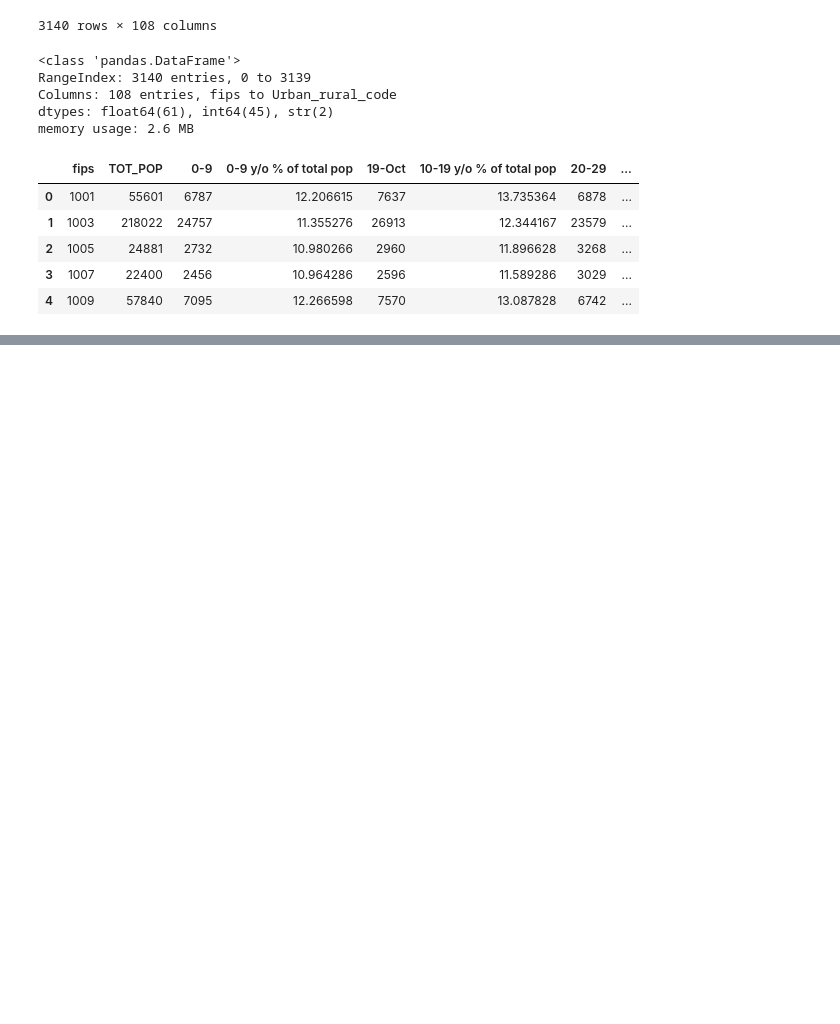
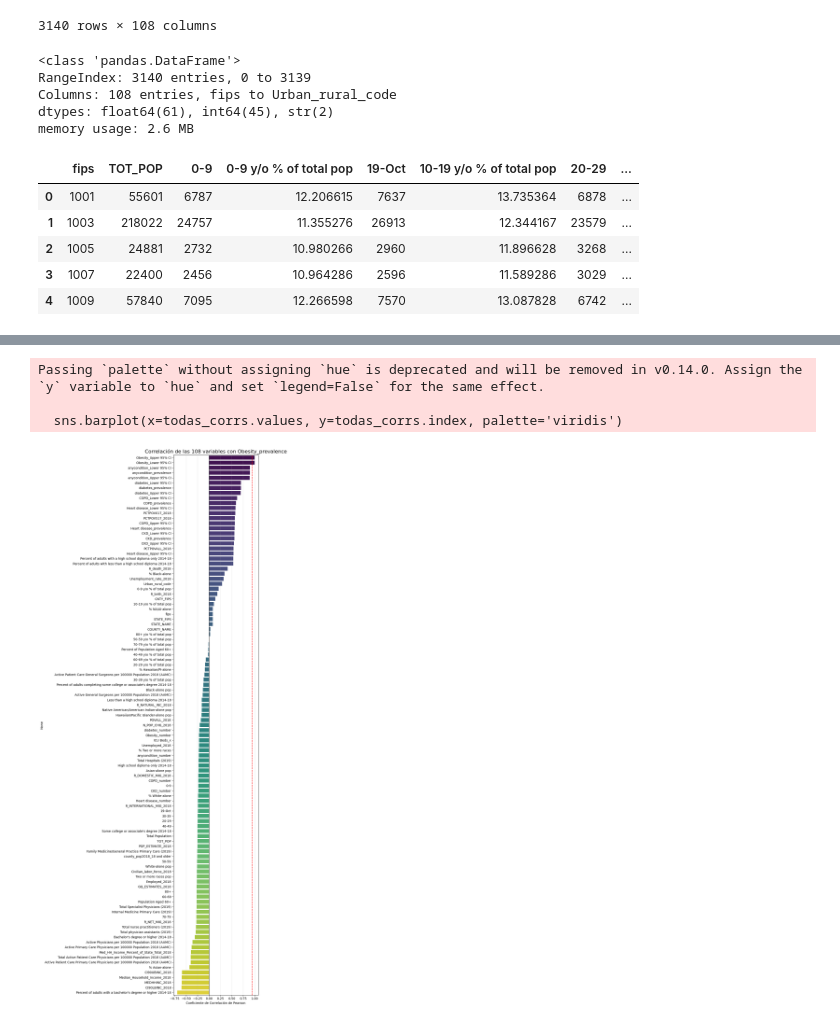
Before and after one commit to LeandroR093/RLR, a Jupyter notebook: src/explore.ipynb, the cells around one changed output, grey strips where cells are left out. Drawn from its saved outputs; the diff is of its cells as text; code cells hidden in the pictures; blank space fills up the shorter version.

```diff
--- a/src/explore.ipynb
+++ b/src/explore.ipynb
@@ -39,0 +90,3 @@ df.head()
+# %%
+X = df.drop('Obesity_prevalence',axis=1)
+y=df['Obesity_prevalence']
@@ -39,0 +112,21 @@ df.head()
+# %%
+todas_corrs = X.corrwith(y).sort_values(ascending=False)
+
+
+plt.figure(figsize=(10, 25))
+
+sns.barplot(x=todas_corrs.values, y=todas_corrs.index, palette='viridis')
+
+plt.title('Correlación de las 108 variables con Obesity_prevalence', fontsize=16)
+plt.xlabel('Coeficiente de Correlación de Pearson')
+plt.axvline(x=0.95, color='red', linestyle='--', label='Umbral de Redundancia')
+plt.axvline(x=0, color='black', linewidth=1)
+plt.grid(axis='x', alpha=0.3)
+
+plt.tight_layout()
+plt.show()
+# %% [output]
+Passing `palette` without assigning `hue` is deprecated and will be removed in v0.14.0. Assign the `y` variable to `hue` and set `legend=False` for the same effect.
+
+  sns.barplot(x=todas_corrs.values, y=todas_corrs.index, palette='viridis')
+[figure, added]
```
Also changed, not shown: parts of 33 cells of this notebook, 6 other files.
